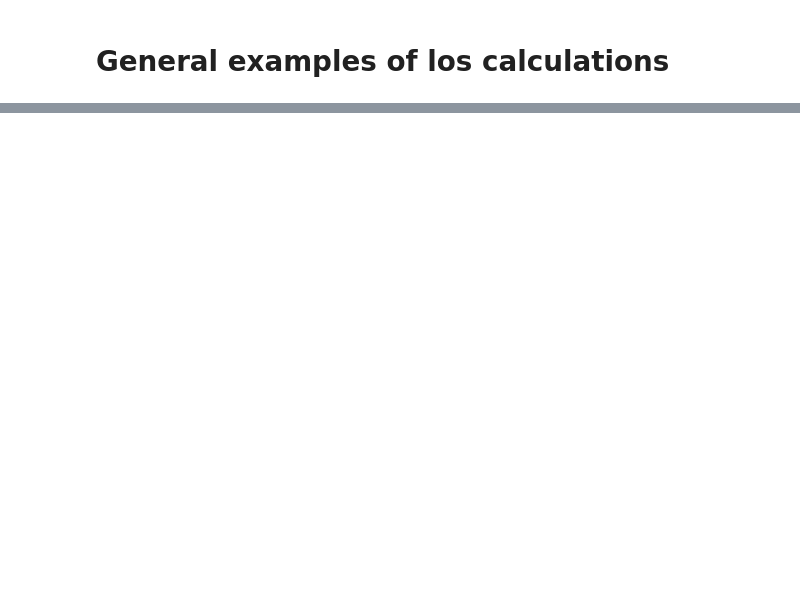
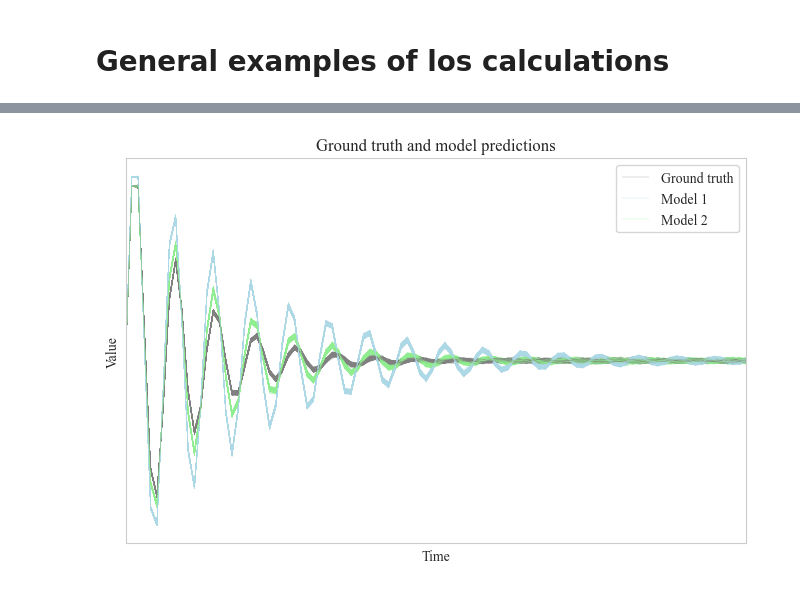
Before and after one commit to jpfutalef/VoI, a Jupyter notebook: notebooks/losses_figures.ipynb, the cells around one changed output, grey strips where cells are left out. Drawn from its saved outputs; the diff is of its cells as text; code cells hidden in the pictures; blank space fills up the shorter version.

```diff
--- a/notebooks/losses_figures.ipynb
+++ b/notebooks/losses_figures.ipynb
@@ -51,0 +79,11 @@ ax.set_ylim([0, 150])
+# %%
+sim_time = np.linspace(0, 10, 100)
+# %%
+def dummy_model(t, p0, p1, p2, n_samples=500):
+    X = np.zeros((n_samples, len(t)))
+    # X[:, 0] = p0 * np.ones(n_samples)
+    X[:, 1] = p0 * np.ones(n_samples)
+    for i in range(2, len(t)):
+        X[:, i] = X[:, i-1] + p1 * X[:, i-2] + np.random.normal(0, p2, n_samples)
+
+    return X
@@ -51,0 +114,31 @@ ax.set_ylim([0, 150])
+# %%
+# Plot realizations of the ground truth and model predictions with different colors
+fig, ax = plt.subplots(1, 1, figsize=(8, 5))
+
+for i in range(n_samples):
+    ax.plot(sim_time, ground_truth[i, :], linewidth=0.2, color='gray', label='Ground truth')
+    ax.plot(sim_time, model_predictions1[i, :], linewidth=0.2, color='lightblue', label='Model 1')
+    ax.plot(sim_time, model_predictions2[i, :], linewidth=0.2, color='lightgreen', label='Model 2')
+
+ax.set_xlabel('Time')
+ax.set_ylabel('Value')
+ax.set_title('Ground truth and model predictions')
+ax.set_xlim([0, sim_time[-1]])
+
+# Add the legend for the different lines, only first three
+ax.legend(['Ground truth', 'Model 1', 'Model 2'])
+
+# Modify the ticks. First, x-axis
+x_pos = []
+x_label = []
+ax.set_xticks(x_pos)
+ax.set_xticklabels(x_label)
+
+# Second, y-axis
+y_pos = []
+y_label = []
+ax.set_yticks(y_pos)
+ax.set_yticklabels(y_label)
+None
+# %% [output]
+[figure, added]
```
Also changed, not shown: parts of 7 cells of this notebook.
